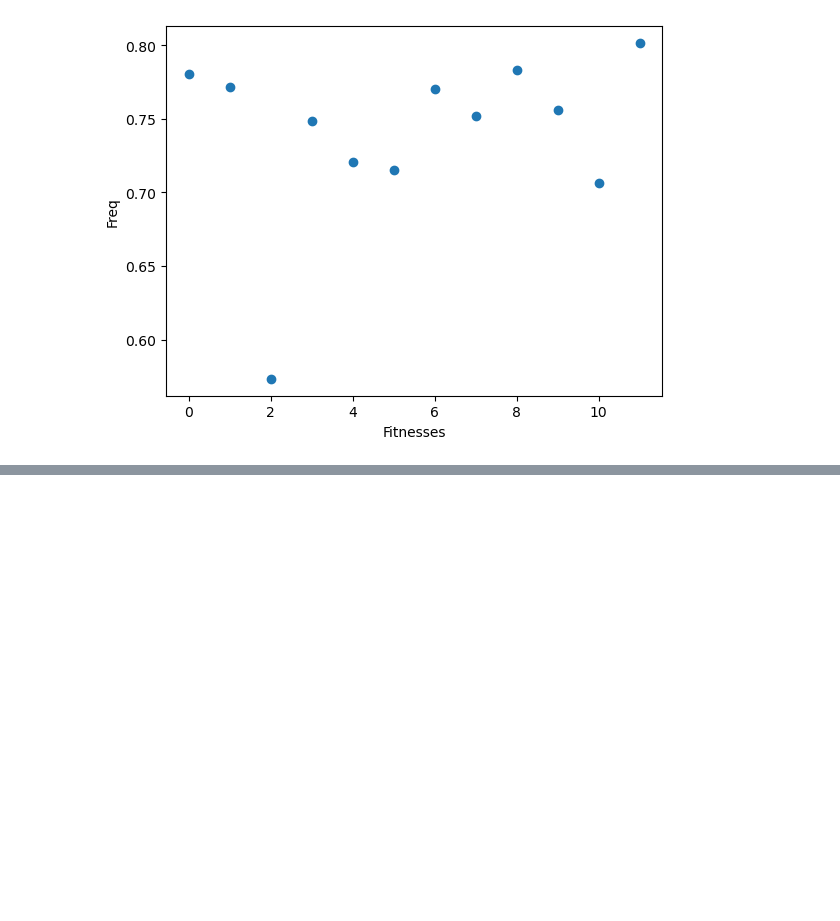
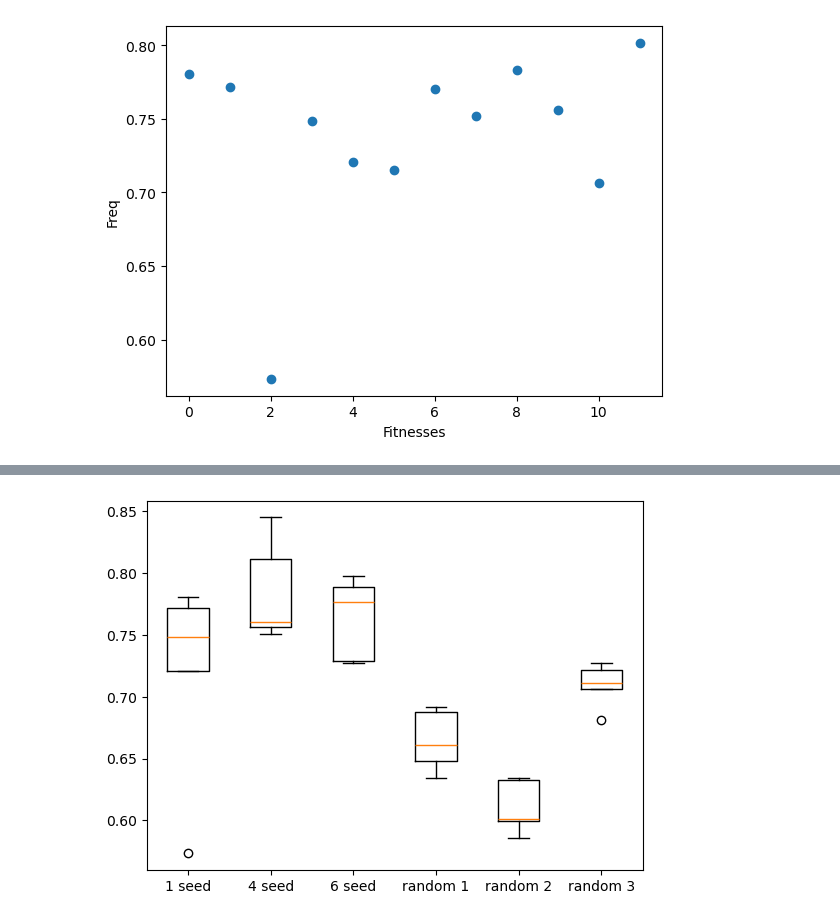
Before and after one commit to Cpetak/CA_GRN2, a Jupyter notebook: grn_loading.ipynb, the cells around one changed output, grey strips where cells are left out. Drawn from its saved outputs; the diff is of its cells as text; code cells hidden in the pictures; blank space fills up the shorter version.

```diff
--- a/grn_loading.ipynb
+++ b/grn_loading.ipynb
@@ -53,0 +57,18 @@ plt.show()
+# %%
+pop=np.array(grns)
+targets=[]
+phenos=[]
+fits = []
+seedints = [1024,69904,149796,4147842,1238860,2481300]
+for seed_int in seedints:
+    t, p, f = helper.get_pop_TPF(pop, 5, num_cells, grn_size, dev_steps, geneid, rule, seed_int)
+    targets.append(t)
+    phenos.append(p)
+    fits.append(f)
+
+targets=np.array(targets)
+phenos=np.array(phenos)
+fits=np.array(fits)
+# %%
+df = pd.DataFrame(fits.T, columns=["1 seed","4 seed", "6 seed", "random 1", "random 2", "random 3"])
+df
@@ -53,0 +82,6 @@ plt.show()
+# %%
+plt.boxplot([df[column] for column in df.columns], labels=df.columns)
+plt.xticks(fontsize=10)
+plt.show()
+# %% [output]
+[figure, added]
```
Also changed, not shown: parts of 4 cells of this notebook, 6 other files.
